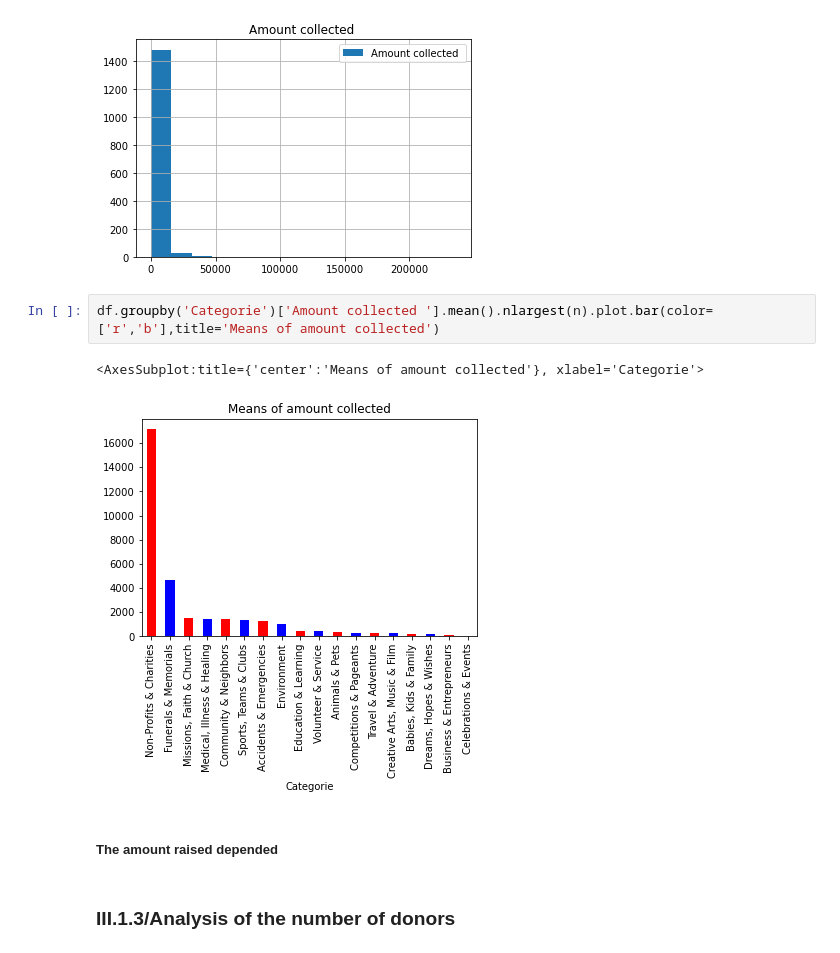
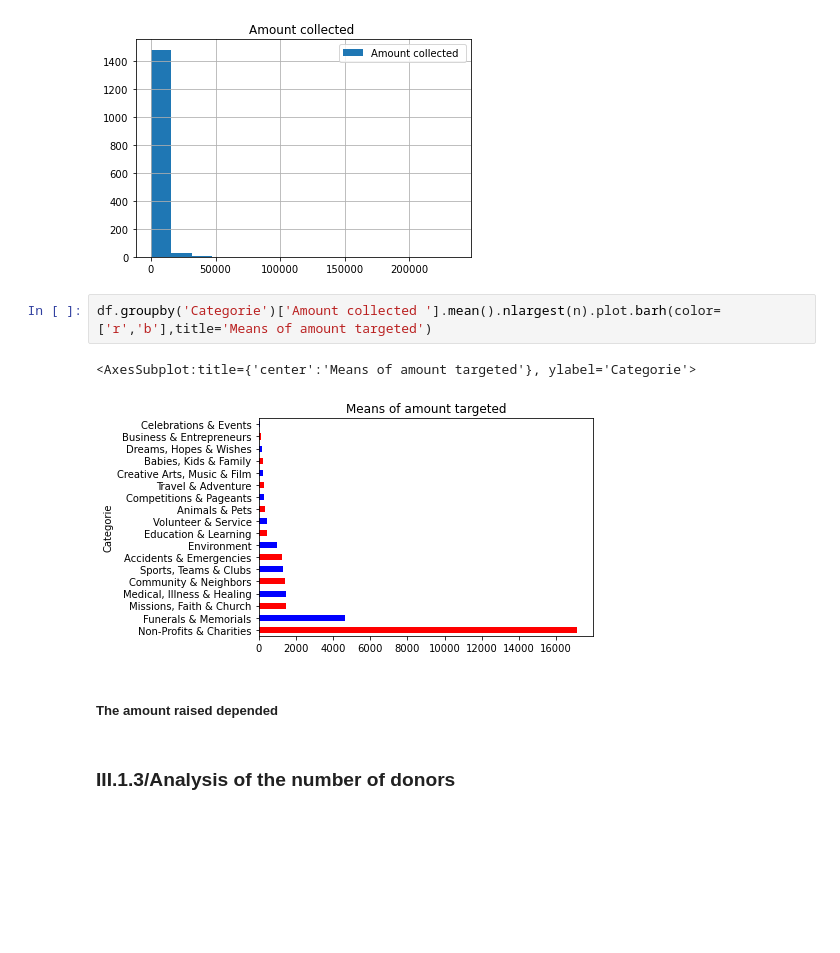
Before and after one commit to albandhauthuille/MODS203, a Jupyter notebook: III. Analysing.ipynb, the cells around one changed output. Drawn from its saved outputs; the diff is of its cells as text; blank space fills up the shorter version.

```diff
--- a/III. Analysing.ipynb
+++ b/III. Analysing.ipynb
@@ -132,12 +110,12 @@ plt=df.hist(column='Amount collected ', bins=15, legend= True);
 # %% [output]
 [figure]
 # %%
-df.groupby('Categorie')['Amount collected '].mean().nlargest(n).plot.bar(color=['r','b'],title='Means of amount collected')
+df.groupby('Categorie')['Amount collected '].mean().nlargest(n).plot.barh(color=['r','b'],title='Means of amount targeted')
 # %% [output]
-<AxesSubplot:title={'center':'Means of amount collected'}, xlabel='Categorie'>
+<AxesSubplot:title={'center':'Means of amount targeted'}, ylabel='Categorie'>
-[figure, old version]
+[figure, new version]
-# %% [markdown]
-##### The amount raised depended
+# %% [markdown]
+##### The amount raised depended
 # %% [markdown]
 ### III.1.3/Analysis of the number of donors
 # %%
```
Also changed, not shown: parts of 38 cells of this notebook, 4 other files.
